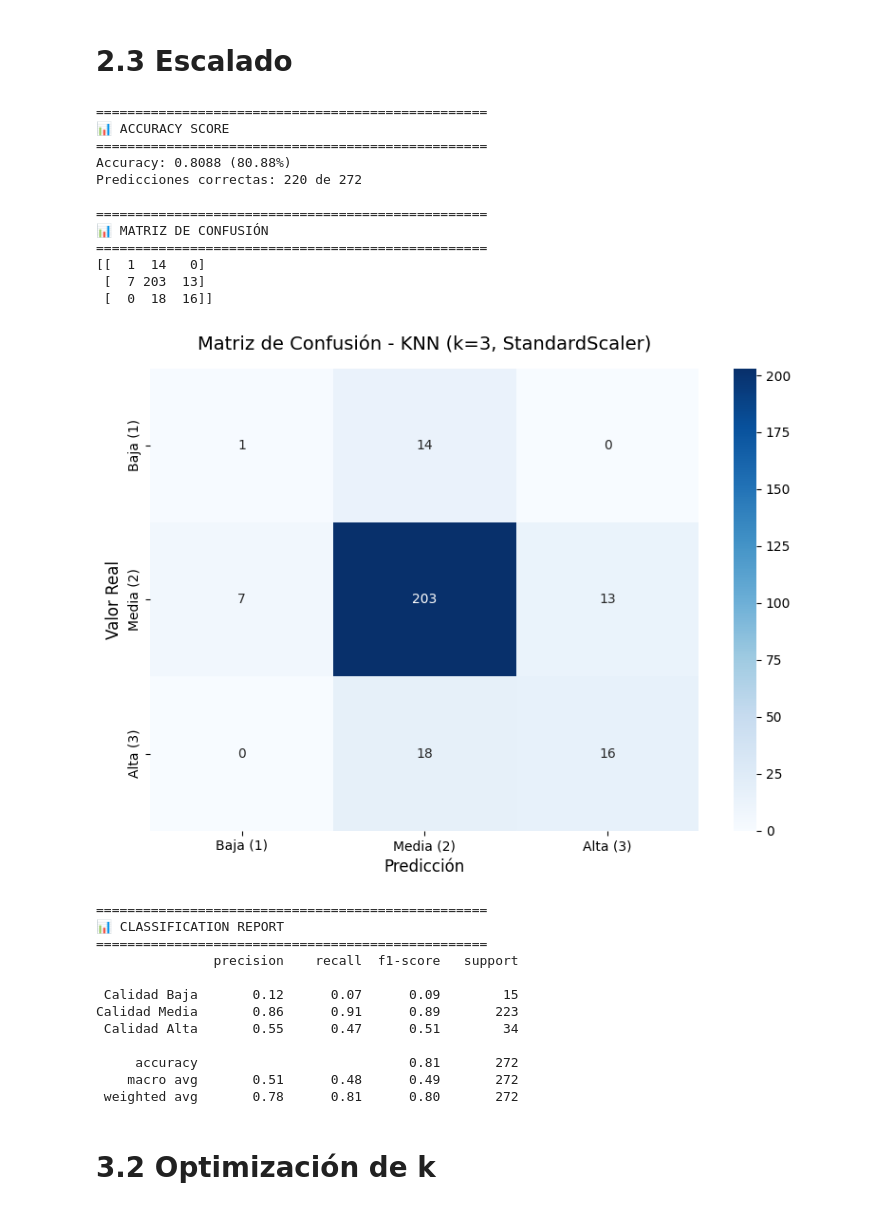
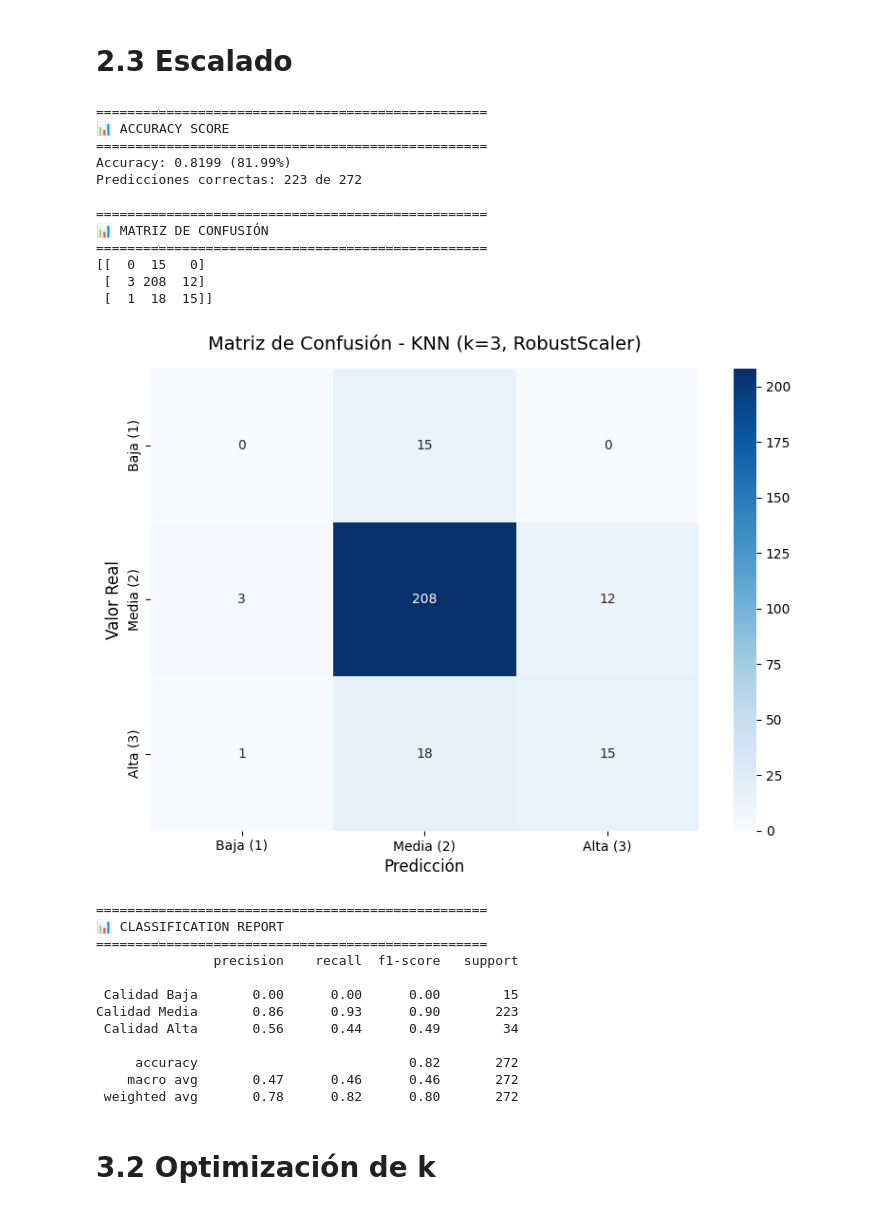
Before and after one commit to 4GeeksAcademy/carlos060495-intro-ml, a Jupyter notebook: src/08-knn.ipynb, the cells around one changed output. Drawn from its saved outputs; the diff is of its cells as text; code cells hidden in the pictures.

```diff
--- a/src/08-knn.ipynb
+++ b/src/08-knn.ipynb
@@ -66,0 +70,19 @@ print(f"📊 Nueva forma del dataframe después de eliminar duplicados: {df.shap
+# %%
+# Comprobar columnas constantes (con un solo valor repetido)
+print("🔍 Buscando columnas constantes...\n")
+
+columnas_constantes = []
+
+for col in df.columns:
+    # Verificar si la columna tiene un solo valor único
+    if df[col].nunique() == 1:
+        valor_constante = df[col].iloc[0]
+        columnas_constantes.append((col, valor_constante))
+
+if len(columnas_constantes) > 0:
+    print(f"⚠️ Se encontraron {len(columnas_constantes)} columnas constantes:")
+    for col, valor in columnas_constantes:
+        print(f"   • '{col}' → Valor constante: {valor}")
+    print("\n💡 Estas columnas no aportan información y deberían eliminarse")
+else:
+    print("✅ No se encontraron columnas constantes en el dataset")
@@ -134,14 +252,14 @@ Name: count, dtype: int64
 # %% [markdown]
 # 2.3 Escalado
 # %%
-# k-NN con datos escalados usando StandardScaler
-sc_standard = StandardScaler().fit(X_train)
-yhat_standard = KNeighborsClassifier(n_neighbors=3, algorithm='brute').fit(sc_standard.transform(X_train), y_train_encoded).predict(sc_standard.transform(X_test))
+# k-NN con datos escalados usando RobustScaler (resistente a outliers)
+sc_robust = RobustScaler().fit(X_train)
+yhat_robust = KNeighborsClassifier(n_neighbors=3, algorithm='brute').fit(sc_robust.transform(X_train), y_train_encoded).predict(sc_robust.transform(X_test))
 # %%
 
 
 # 1. ACCURACY SCORE
-accuracy = accuracy_score(y_test_encoded, yhat_standard)
+accuracy = accuracy_score(y_test_encoded, yhat_robust)
 print("=" * 50)
 print("📊 ACCURACY SCORE")
 print("=" * 50)
@@ -153,55 +271,55 @@ print()
 print("=" * 50)
 print("📊 MATRIZ DE CONFUSIÓN")
 print("=" * 50)
-cm = confusion_matrix(y_test_encoded, yhat_standard)
+cm = confusion_matrix(y_test_encoded, yhat_robust)
 print(cm)
 print()
 
 # Visualizar matriz de confusión
 plt.figure(figsize=(8, 6))
 sns.heatmap(cm, annot=True, fmt='d', cmap='Blues',
             xticklabels=['Baja (1)', 'Media (2)', 'Alta (3)'],
             yticklabels=['Baja (1)', 'Media (2)', 'Alta (3)'])
-plt.title('Matriz de Confusión - KNN (k=3, StandardScaler)', fontsize=14, pad=15)
+plt.title('Matriz de Confusión - KNN (k=3, RobustScaler)', fontsize=14, pad=15)
 plt.ylabel('Valor Real', fontsize=12)
 plt.xlabel('Predicción', fontsize=12)
 plt.tight_layout()
 plt.show()
 print()
 
 # 3. CLASSIFICATION REPORT
 print("=" * 50)
 print("📊 CLASSIFICATION REPORT")
 print("=" * 50)
-print(classification_report(y_test_encoded, yhat_standard,
+print(classification_report(y_test_encoded, yhat_robust,
                           target_names=['Calidad Baja', 'Calidad Media', 'Calidad Alta']))
 print()
 # %% [output]
 ==================================================
 📊 ACCURACY SCORE
 ==================================================
-Accuracy: 0.8088 (80.88%)
-Predicciones correctas: 220 de 272
+Accuracy: 0.8199 (81.99%)
+Predicciones correctas: 223 de 272
 
 ==================================================
 📊 MATRIZ DE CONFUSIÓN
 ==================================================
-[[  1  14   0]
- [  7 203  13]
- [  0  18  16]]
+[[  0  15   0]
+ [  3 208  12]
+ [  1  18  15]]
-[figure, old version]
+[figure, new version]
 ==================================================
 📊 CLASSIFICATION REPORT
 ==================================================
                precision    recall  f1-score   support
 
- Calidad Baja       0.12      0.07      0.09        15
-Calidad Media       0.86      0.91      0.89       223
- Calidad Alta       0.55      0.47      0.51        34
+ Calidad Baja       0.00      0.00      0.00        15
+Calidad Media       0.86      0.93      0.90       223
+ Calidad Alta       0.56      0.44      0.49        34
 
-     accuracy                           0.81       272
-    macro avg       0.51      0.48      0.49       272
- weighted avg       0.78      0.81      0.80       272
+     accuracy                           0.82       272
+    macro avg       0.47      0.46      0.46       272
+ weighted avg       0.78      0.82      0.80       272
 # %% [markdown]
 # 3.2 Optimización de k
 # %%
```
Also changed, not shown: parts of 10 cells of this notebook, 1 other file.
